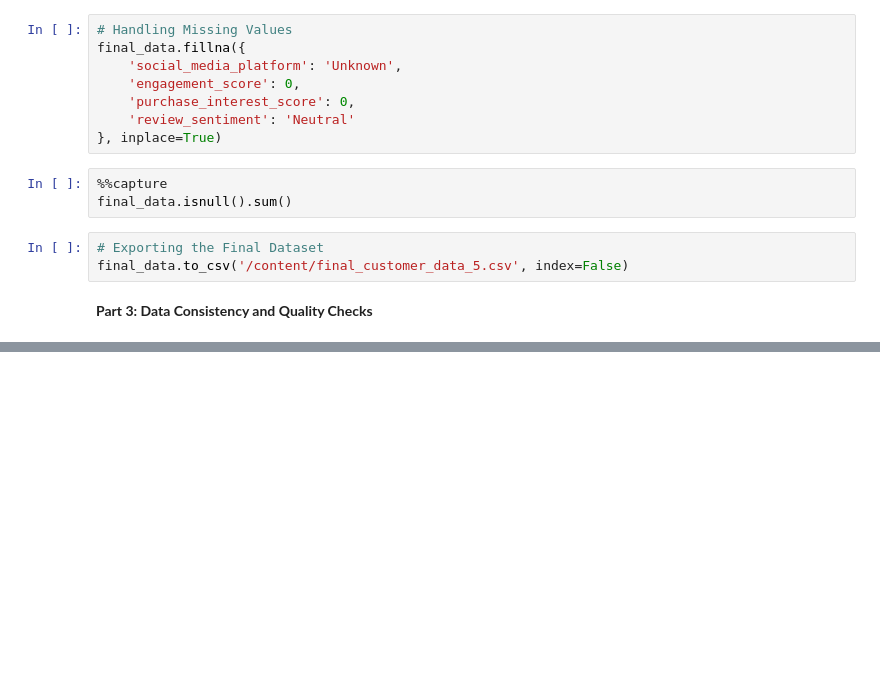
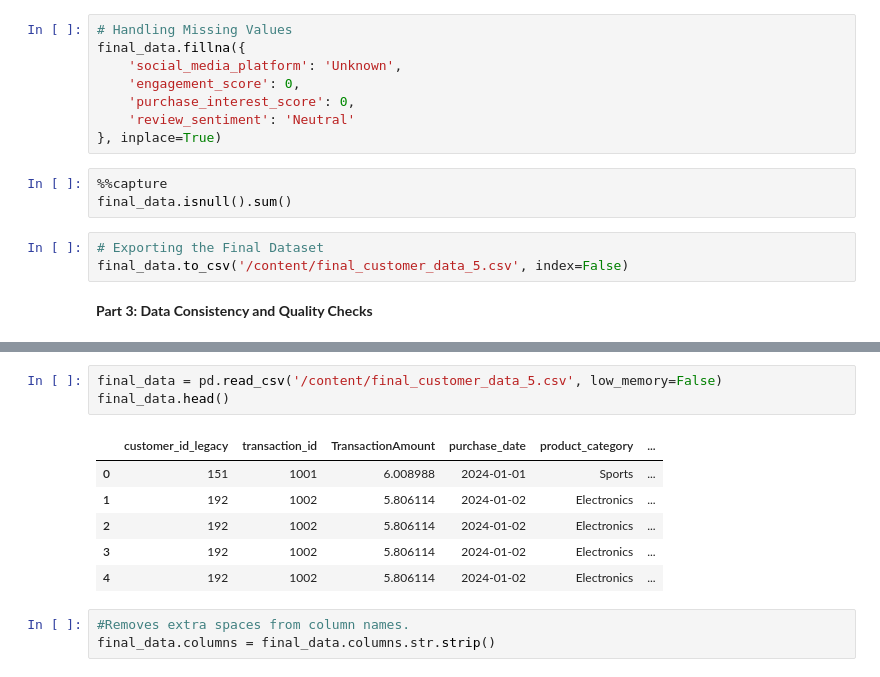
Before and after one commit to sergekamanzi/Formative2-Data-Preprocessing, a Jupyter notebook: Formative_2_Data_Preprocessing.ipynb, the cells around one changed output, grey strips where cells are left out. Cells and saved outputs as stored; diff of their text form; blank space fills up the shorter version.

```diff
--- a/Formative_2_Data_Preprocessing.ipynb
+++ b/Formative_2_Data_Preprocessing.ipynb
@@ -187,0 +195,13 @@ final_data.to_csv('/content/final_customer_data_5.csv', index=False)
+# %%
+final_data = pd.read_csv('/content/final_customer_data_5.csv', low_memory=False)
+final_data.head()
+# %% [output]
+|  | customer_id_legacy | transaction_id | TransactionAmount | purchase_date | product_category | ... |
+| 0 | 151 | 1001 | 6.008988 | 2024-01-01 | Sports | ... |
+| 1 | 192 | 1002 | 5.806114 | 2024-01-02 | Electronics | ... |
+| 2 | 192 | 1002 | 5.806114 | 2024-01-02 | Electronics | ... |
+| 3 | 192 | 1002 | 5.806114 | 2024-01-02 | Electronics | ... |
+| 4 | 192 | 1002 | 5.806114 | 2024-01-02 | Electronics | ... |
+# %%
+#Removes extra spaces from column names.
+final_data.columns = final_data.columns.str.strip()
```
Also changed, not shown: parts of 12 cells of this notebook.
